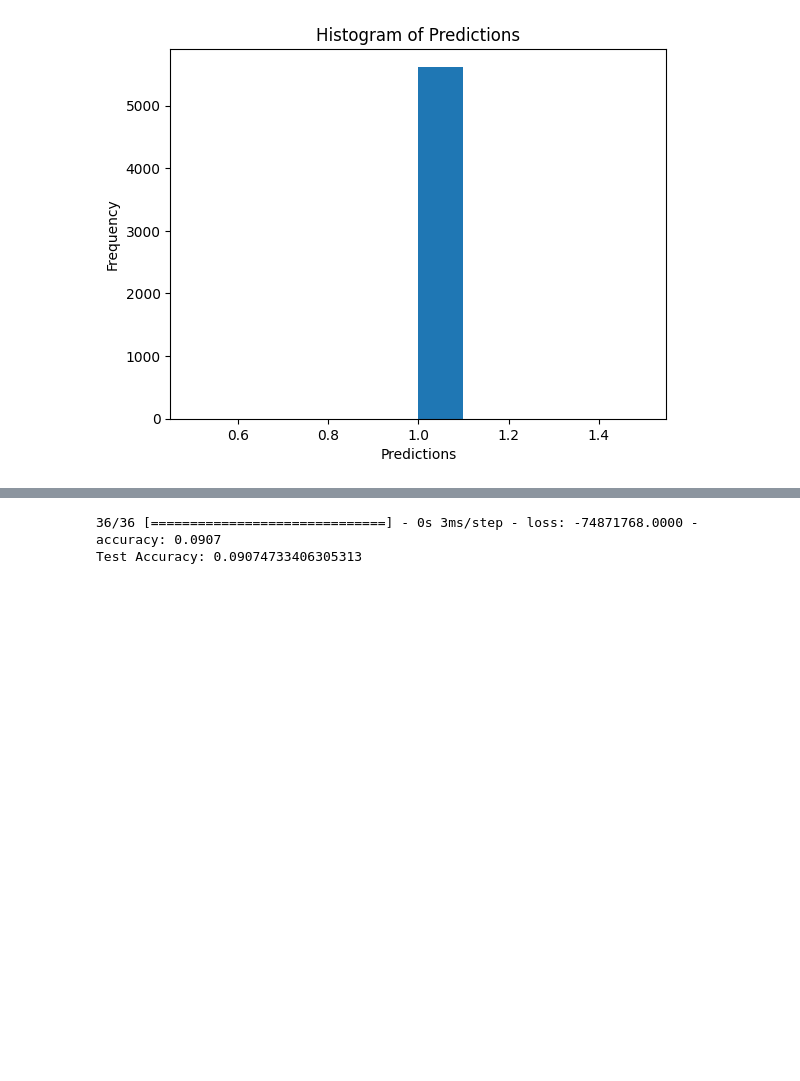
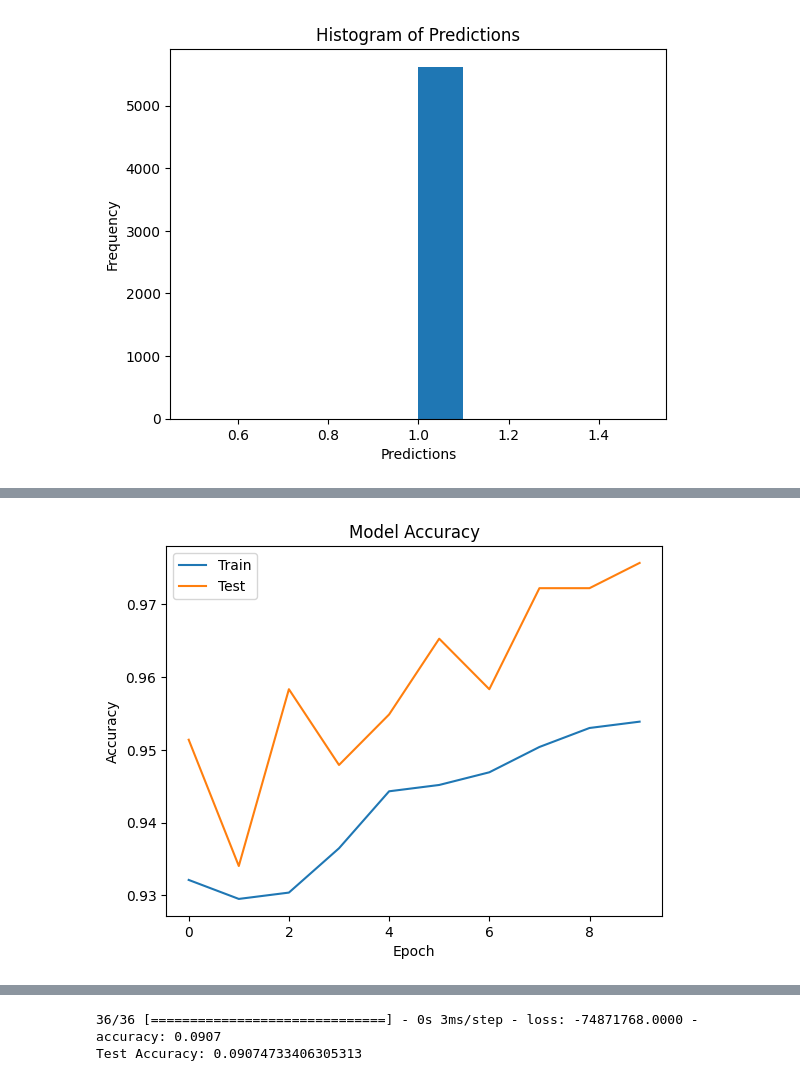
Before and after one commit to dereksgithub/casa0006learning, a Jupyter notebook: watermelon_book/simple_nn.ipynb, the cells around one changed output, grey strips where cells are left out. Saved outputs shown, nothing was run; the diff lists cells and outputs as text; code cells hidden in the pictures; blank space fills up the shorter version.

Commit message:
added cnn assessment plots

```diff
--- a/watermelon_book/simple_nn.ipynb
+++ b/watermelon_book/simple_nn.ipynb
@@ -248,0 +265,26 @@ model.compile(optimizer='adam', loss='binary_crossentropy', metrics=['accuracy']
+# %%
+from sklearn import datasets
+from sklearn.model_selection import train_test_split
+import numpy as np
+
+# Load the digits dataset
+digits = datasets.load_digits(n_class=10)
+
+# Data and labels
+X = digits.images
+y = digits.target
+
+# Normalizing the pixel values
+X = X / 16.0
+
+# Reshaping the data to fit the model
+X = X.reshape(-1, 8, 8, 1)
+
+# Splitting data into training and testing sets
+X_train, X_test, y_train, y_test = train_test_split(X, y, test_size=0.2, random_state=0)
+
+# Now you can fit your model
+model.fit(X_train, y_train, epochs=10, batch_size=32)
+
+# Evaluate the model
+model.evaluate(X_test, y_test)
@@ -248,0 +312,2 @@ model.compile(optimizer='adam', loss='binary_crossentropy', metrics=['accuracy']
+# %%
+history = model.fit(X_train, y_train, epochs=10, batch_size=32, validation_split=0.2)
@@ -248,0 +341,13 @@ model.compile(optimizer='adam', loss='binary_crossentropy', metrics=['accuracy']
+# %%
+import matplotlib.pyplot as plt
+
+# Plot training & validation accuracy values
+plt.plot(history.history['accuracy'])
+plt.plot(history.history['val_accuracy'])
+plt.title('Model Accuracy')
+plt.ylabel('Accuracy')
+plt.xlabel('Epoch')
+plt.legend(['Train', 'Test'], loc='upper left')
+plt.show()
+# %% [output]
+[figure, added]
```
Also changed, not shown: parts of 30 cells of this notebook.
